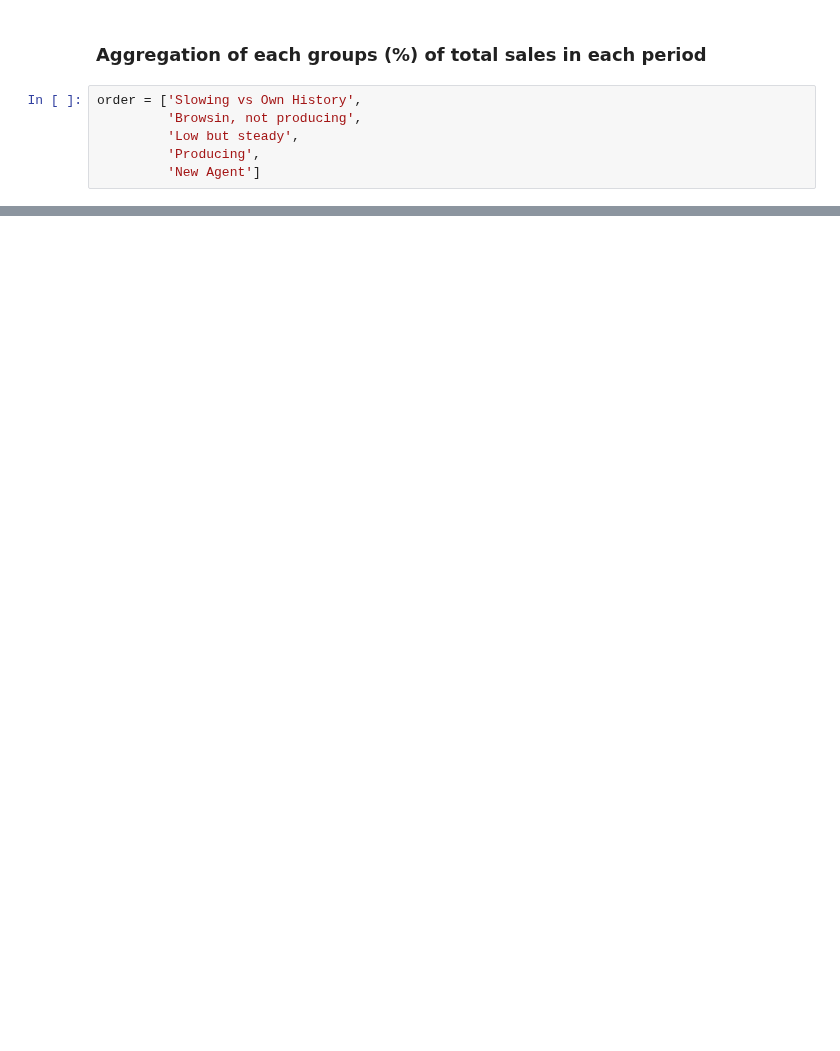
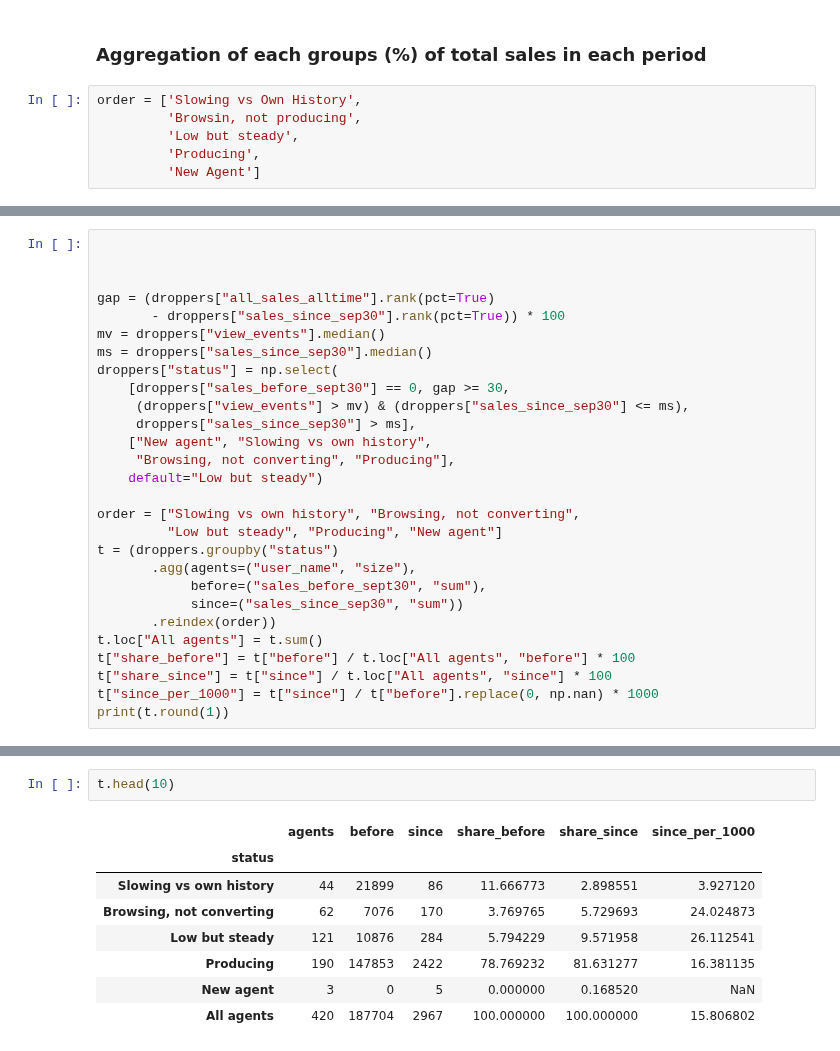
Before and after one commit to Victoria-ui227/PWA_user_behavior, a Jupyter notebook: code1.ipynb, the cells around one changed output, grey strips where cells are left out. Saved outputs shown, nothing was run; the diff lists cells and outputs as text; blank space fills up the shorter version.

```diff
--- a/code1.ipynb
+++ b/code1.ipynb
@@ -187,0 +303,28 @@ New Agent                               0.0                0.2
+# %%
+
+
+
+gap = (droppers["all_sales_alltime"].rank(pct=True)
+       - droppers["sales_since_sep30"].rank(pct=True)) * 100
+mv = droppers["view_events"].median()
+ms = droppers["sales_since_sep30"].median()
+droppers["status"] = np.select(
+    [droppers["sales_before_sept30"] == 0, gap >= 30,
+     (droppers["view_events"] > mv) & (droppers["sales_since_sep30"] <= ms),
+     droppers["sales_since_sep30"] > ms],
+    ["New agent", "Slowing vs own history",
+     "Browsing, not converting", "Producing"],
+    default="Low but steady")
+
+order = ["Slowing vs own history", "Browsing, not converting",
+         "Low but steady", "Producing", "New agent"]
+t = (droppers.groupby("status")
+       .agg(agents=("user_name", "size"),
+            before=("sales_before_sept30", "sum"),
+            since=("sales_since_sep30", "sum"))
+       .reindex(order))
+t.loc["All agents"] = t.sum()
+t["share_before"] = t["before"] / t.loc["All agents", "before"] * 100
+t["share_since"] = t["since"] / t.loc["All agents", "since"] * 100
+t["since_per_1000"] = t["since"] / t["before"].replace(0, np.nan) * 1000
+print(t.round(1))
@@ -187,0 +349,11 @@ New Agent                               0.0                0.2
+# %%
+t.head(10)
+# %% [output]
+|  | agents | before | since | share_before | share_since | since_per_1000 |
+| status |  |  |  |  |  |  |
+| Slowing vs own history | 44 | 21899 | 86 | 11.666773 | 2.898551 | 3.927120 |
+| Browsing, not converting | 62 | 7076 | 170 | 3.769765 | 5.729693 | 24.024873 |
+| Low but steady | 121 | 10876 | 284 | 5.794229 | 9.571958 | 26.112541 |
+| Producing | 190 | 147853 | 2422 | 78.769232 | 81.631277 | 16.381135 |
+| New agent | 3 | 0 | 5 | 0.000000 | 0.168520 | NaN |
+| All agents | 420 | 187704 | 2967 | 100.000000 | 100.000000 | 15.806802 |
```
Also changed, not shown: parts of 34 cells of this notebook, 3 other files.
